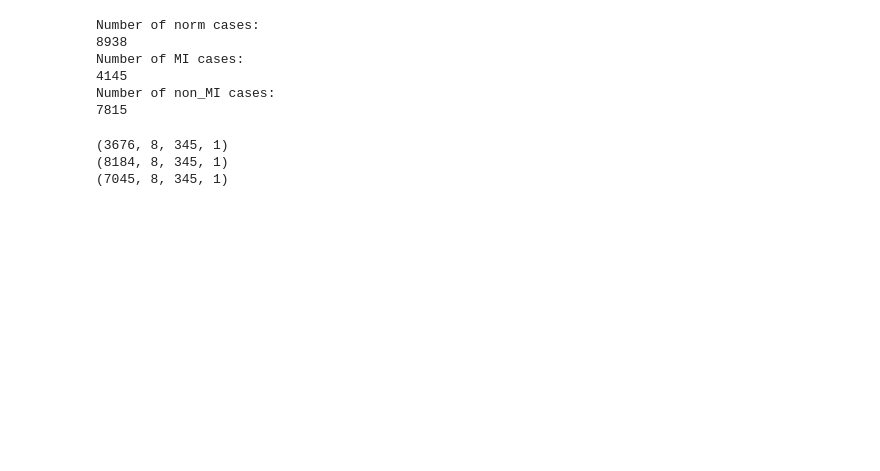
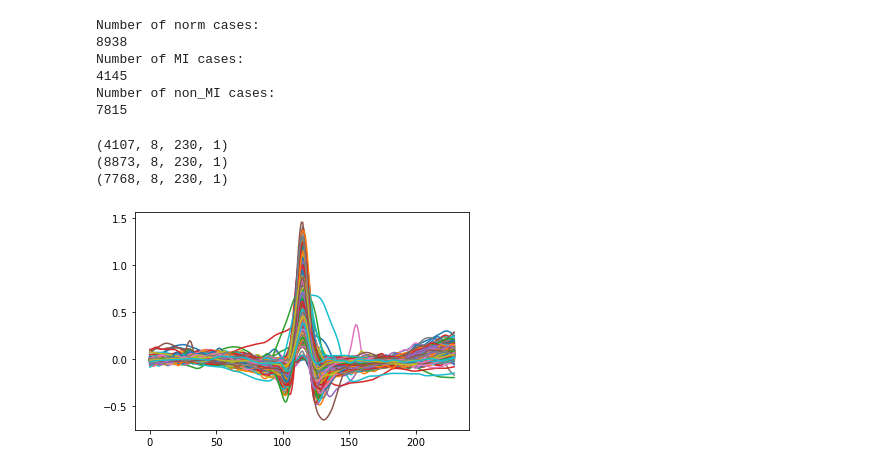
Before and after one commit to diagnosemi/Cappy, a Jupyter notebook: model_dev/cnn_model_training.ipynb, the cells around one changed output. Saved outputs shown, nothing was run; the diff lists cells and outputs as text; code cells hidden in the pictures; blank space fills up the shorter version.

```diff
--- a/model_dev/cnn_model_training.ipynb
+++ b/model_dev/cnn_model_training.ipynb
@@ -85,21 +163,25 @@ Number of MI cases:
 Number of non_MI cases:
 7815
 # %%
+from sklearn.preprocessing import MinMaxScaler
 scaler = MinMaxScaler()
+
+beat_len = 230
 
 mi_beats = []
 for ecg in mi_df.columns:
     _mi_beats = []
-    peaks = apply_pan_tompkins(mi_df[ecg], n_beats=8)
+    peaks = apply_pan_tompkins(mi_df[ecg], n_beats=8, right_data=0.25)
     for peak in peaks.keys():
         p = peaks[peak].to_numpy()
+        #print(np.shape(p)[0])
 
         # TODO(simona): For some reason, sometimes it does not return beats of the same length, fix this in the code
-        if np.shape(p)[0] != 345: continue
+        if np.shape(p)[0] != beat_len: continue
 
         ## Min max scale after detecting beat
-        p = np.reshape(p, [-1, 1])
-        p = scaler.fit_transform(p)
+        # p = np.reshape(p, [-1, 1])
+        # p = scaler.fit_transform(p)
         _mi_beats.append(p)
 
     _mi_beats = np.array(_mi_beats)
@@ -107,67 +189,95 @@ for ecg in mi_df.columns:
     # TODO(simona): For some reason, the pan tompkins does not always return n_beats, fix this in the code
     if np.shape(_mi_beats)[0] == 8:
         # Shuffle sequence of beats
-        df = pd.DataFrame(np.reshape(_mi_beats, [8,345]))
+        df = pd.DataFrame(np.reshape(_mi_beats, [8,beat_len]))
         df = df.sample(frac=1).reset_index(drop=True)
         _mi_beats = df.to_numpy()
-        _mi_beats = np.reshape(_mi_beats, [8,345,1])
+        _mi_beats = np.reshape(_mi_beats, [8,beat_len,1])
         mi_beats.append(_mi_beats)
 
 norm_beats = []
 for ecg in norm_df.columns:
     _norm_beats = []
-    peaks = apply_pan_tompkins(norm_df[ecg], n_beats=8)
+    peaks = apply_pan_tompkins(norm_df[ecg], n_beats=8, right_data=0.25)
     for peak in peaks.keys():
         p = peaks[peak].to_numpy()
 
         # TODO(simona): For some reason, sometimes it does not return beats of the same length, fix this in the code
-        if np.shape(p)[0] != 345: continue
+        if np.shape(p)[0] != beat_len: continue
 
         ## Min max scale after detecting beat
-        p = np.reshape(p, [-1, 1])
-        p = scaler.fit_transform(p)
+        # p = np.reshape(p, [-1, 1])
+        # p = scaler.fit_transform(p)
         _norm_beats.append(p)
 
     _norm_beats = np.array(_norm_beats)
 
     # TODO(simona): For some reason, the pan tompkins does not always return n_beats, fix this in the code
     if np.shape(_norm_beats)[0] == 8:
-        df = pd.DataFrame(np.reshape(_norm_beats, [8,345]))
+        df = pd.DataFrame(np.reshape(_norm_beats, [8,beat_len]))
         df = df.sample(frac=1).reset_index(drop=True)
         _norm_beats = df.to_numpy()
-        _norm_beats = np.reshape(_norm_beats, [8,345,1])
+        _norm_beats = np.reshape(_norm_beats, [8,beat_len,1])
         norm_beats.append(_norm_beats)
 
 non_mi_beats = []
 for ecg in non_mi_df.columns:
     _non_mi_beats = []
-    peaks = apply_pan_tompkins(non_mi_df[ecg], n_beats=8)
+    peaks = apply_pan_tompkins(non_mi_df[ecg], n_beats=8, right_data=0.25)
     for peak in peaks.keys():
         p = peaks[peak].to_numpy()
 
         # TODO(simona): For some reason, sometimes it does not return beats of the same length, fix this in the code
-        if np.shape(p)[0] != 345: continue
+        if np.shape(p)[0] != beat_len: continue
 
         ## Min max scale after detecting beat
-        p = np.reshape(p, [-1, 1])
-        p = scaler.fit_transform(p)
+        # p = np.reshape(p, [-1, 1])
+        # p = scaler.fit_transform(p)
         _non_mi_beats.append(p)
 
     _non_mi_beats = np.array(_non_mi_beats)
 
     # TODO(simona): For some reason, the pan tompkins does not always return n_beats, fix this in the code
     if np.shape(_non_mi_beats)[0] == 8:
-        df = pd.DataFrame(np.reshape(_non_mi_beats, [8,345]))
+        df = pd.DataFrame(np.reshape(_non_mi_beats, [8,beat_len]))
         df = df.sample(frac=1).reset_index(drop=True)
         _non_mi_beats = df.to_numpy()
-        _non_mi_beats = np.reshape(_non_mi_beats, [8,345,1])
+        _non_mi_beats = np.reshape(_non_mi_beats, [8,beat_len,1])
         non_mi_beats.append(_non_mi_beats)
 
 print(np.shape(mi_beats))
 print(np.shape(norm_beats))
 print(np.shape(non_mi_beats))
 # %% [output]
-(3676, 8, 345, 1)
-(8184, 8, 345, 1)
-(7045, 8, 345, 1)
+(4107, 8, 230, 1)
+(8873, 8, 230, 1)
+(7768, 8, 230, 1)
+# %%
+import matplotlib.pyplot as plt
+for i in range(1000):
+    plt.plot(norm_beats[i][1])
+#plt.plot(mi_beats[2000][1])
+# plt.plot(mi_beats[2001][1])
+# plt.plot(mi_beats[2002][1])
+# plt.plot(mi_beats[2003][1])
+# plt.plot(mi_beats[2004][1])
+# plt.plot(mi_beats[2005][1])
+# plt.plot(mi_beats[2006][1])
+# plt.plot(mi_beats[2007][1])
+# plt.plot(mi_beats[2008][1])
+# plt.plot(mi_beats[2009][1])
+# plt.plot(mi_beats[2010][1])
+# plt.plot(mi_beats[2011][1])
+# plt.plot(mi_beats[2012][1])
+# plt.plot(mi_beats[2013][1])
+# plt.plot(mi_beats[2014][1])
+# plt.plot(mi_beats[2015][1])
+# plt.plot(mi_beats[2016][1])
+# plt.plot(mi_beats[2017][1])
+# plt.plot(mi_beats[2018][1])
+# plt.plot(mi_beats[2019][1])
+plt.show()
+#mi_beats[1][7]
+# %% [output]
+[figure, added]
 # %%
```
Also changed, not shown: parts of 28 cells of this notebook, 1 other file.
